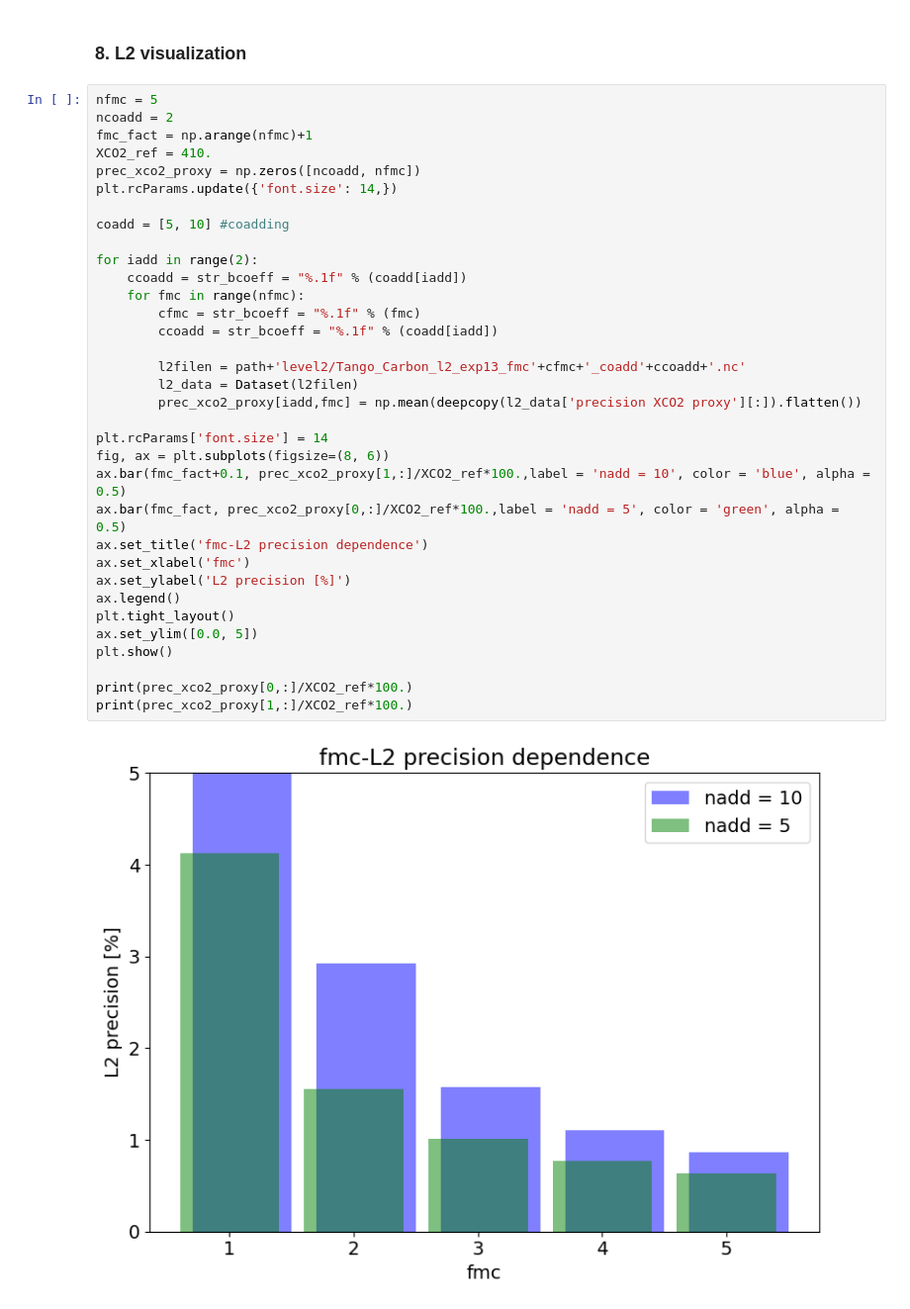
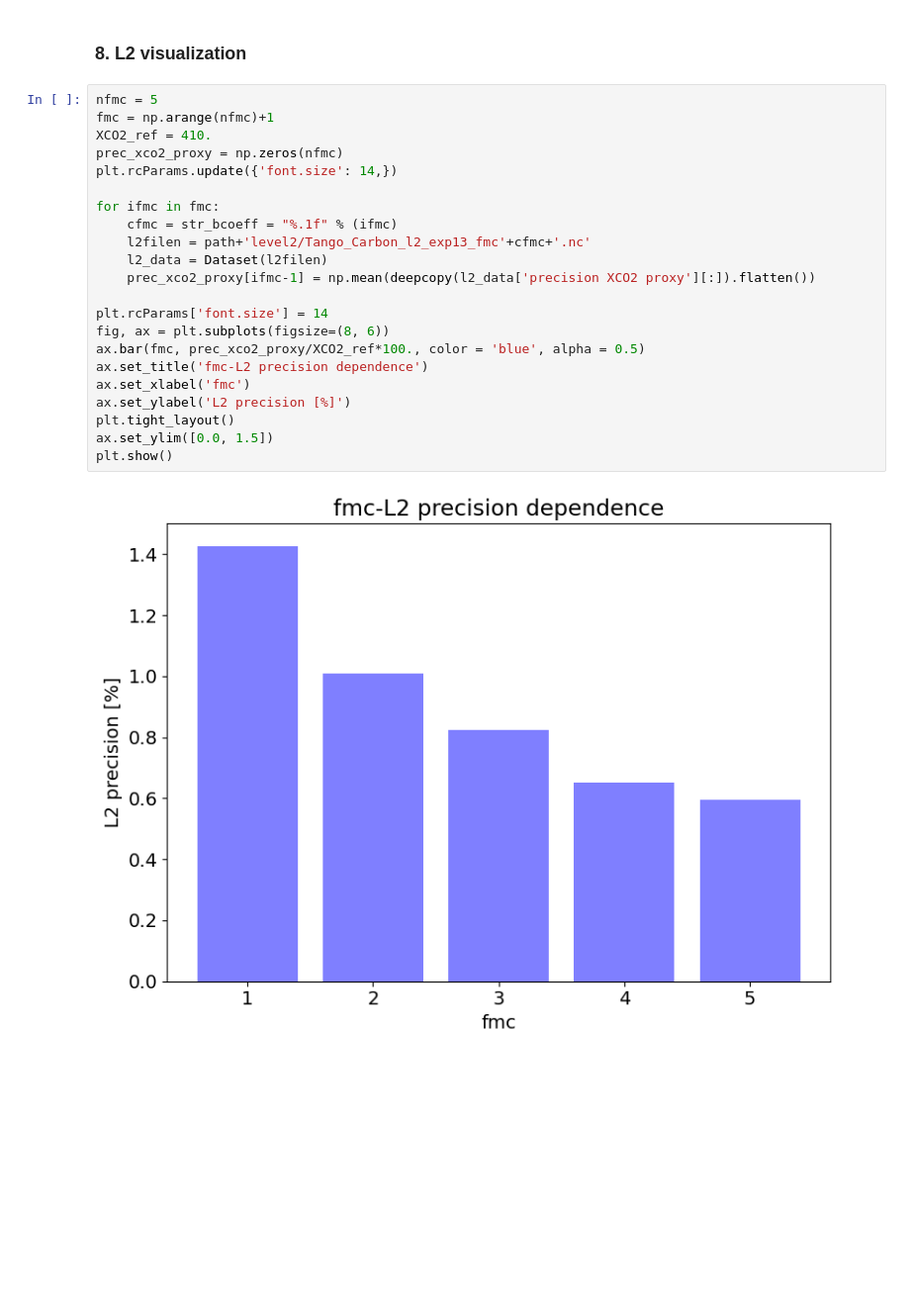
Before and after one commit to undomained/teds, a Jupyter notebook: examples/exp13_fmc_precision/exp13_fmc_precision.ipynb, the cells around one changed output. Shown: that part at 99% size. Saved outputs shown, nothing was run; the diff lists cells and outputs as text; blank space fills up the shorter version.

Commit message:
exp13 'the dependence of L2 precision on fmc' includes now the optimal coadding as defined by Paul and Ryan

```diff
--- a/examples/exp13_fmc_precision/exp13_fmc_precision.ipynb
+++ b/examples/exp13_fmc_precision/exp13_fmc_precision.ipynb
@@ -200,37 +233,25 @@ ax2.legend()
 ### 8. L2 visualization
 # %%
 nfmc = 5
-ncoadd = 2
-fmc_fact = np.arange(nfmc)+1
+fmc = np.arange(nfmc)+1
 XCO2_ref = 410.
-prec_xco2_proxy = np.zeros([ncoadd, nfmc])
+prec_xco2_proxy = np.zeros(nfmc)
 plt.rcParams.update({'font.size': 14,})
 
-coadd = [5, 10] #coadding
-
-for iadd in range(2):
-    ccoadd = str_bcoeff = "%.1f" % (coadd[iadd])
-    for fmc in range(nfmc):
-        cfmc = str_bcoeff = "%.1f" % (fmc)
-        ccoadd = str_bcoeff = "%.1f" % (coadd[iadd])
-
-        l2filen = path+'level2/Tango_Carbon_l2_exp13_fmc'+cfmc+'_coadd'+ccoadd+'.nc'
-        l2_data = Dataset(l2filen)
-        prec_xco2_proxy[iadd,fmc] = np.mean(deepcopy(l2_data['precision XCO2 proxy'][:]).flatten())
+for ifmc in fmc:
+    cfmc = str_bcoeff = "%.1f" % (ifmc)
+    l2filen = path+'level2/Tango_Carbon_l2_exp13_fmc'+cfmc+'.nc'
+    l2_data = Dataset(l2filen)
+    prec_xco2_proxy[ifmc-1] = np.mean(deepcopy(l2_data['precision XCO2 proxy'][:]).flatten())
 
 plt.rcParams['font.size'] = 14
 fig, ax = plt.subplots(figsize=(8, 6))
-ax.bar(fmc_fact+0.1, prec_xco2_proxy[1,:]/XCO2_ref*100.,label = 'nadd = 10', color = 'blue', alpha = 0.5)
-ax.bar(fmc_fact, prec_xco2_proxy[0,:]/XCO2_ref*100.,label = 'nadd = 5', color = 'green', alpha = 0.5)
+ax.bar(fmc, prec_xco2_proxy/XCO2_ref*100., color = 'blue', alpha = 0.5)
 ax.set_title('fmc-L2 precision dependence')
 ax.set_xlabel('fmc')
 ax.set_ylabel('L2 precision [%]')
-ax.legend()
 plt.tight_layout()
-ax.set_ylim([0.0, 5])
+ax.set_ylim([0.0, 1.5])
 plt.show()
-
-print(prec_xco2_proxy[0,:]/XCO2_ref*100.)
-print(prec_xco2_proxy[1,:]/XCO2_ref*100.)
 # %% [output]
-[figure, old version]
+[figure, new version]
```
Also changed, not shown: parts of 11 cells of this notebook.
